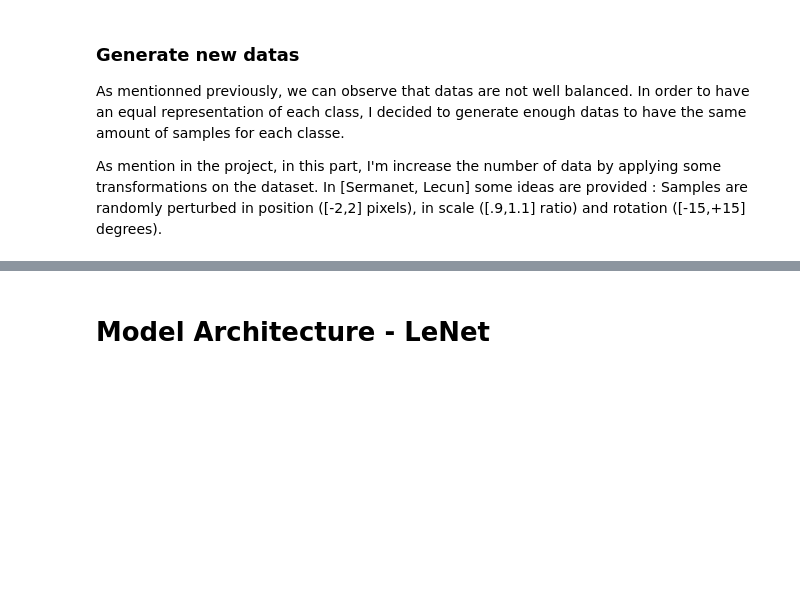
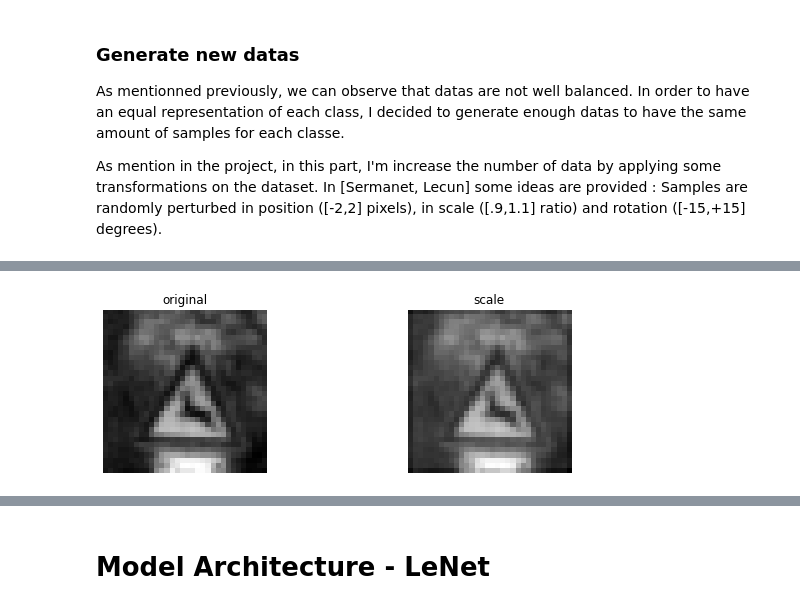
Before and after one commit to Dynaa/traffic-sign-classifier, a Jupyter notebook: Traffic_Sign_Classifier.ipynb, the cells around one changed output, grey strips where cells are left out. Drawn from its saved outputs; the diff is of its cells as text; code cells hidden in the pictures; blank space fills up the shorter version.

Commit message:
Final version of jupyter file and new images to test model

```diff
--- a/Traffic_Sign_Classifier.ipynb
+++ b/Traffic_Sign_Classifier.ipynb
@@ -277,16 +282,6 @@ As mention in the project, in this part, I'm increase the number of data by appl
 # %%
 import cv2
 from numpy import random
-
-def image_normalizer(imgs, dist):
-    """
-    Nornalise images
-    """
-    std = np.std(dist)
-    #std = 128
-    mean = np.mean(dist)
-    #mean = 128
-    return (imgs - mean) / std
 
 
 def image_grayscale(imgs):
@@ -307,9 +302,11 @@ def generate_samples_position(imgs):
 
         M = np.float32([[1,0,dx],[0,1,dy]])
         dst = cv2.warpAffine(imgs[i],M,(cols,rows))
+        dst = dst[:,:,np.newaxis]
         output_imgs.append(dst)
 
-    return output_imgs
+
+    return output_imgs[0]
 
 def generate_samples_rotation(imgs):
     output_imgs = []
@@ -317,13 +314,13 @@ def generate_samples_rotation(imgs):
     for i in range(len(imgs)):
         angle = random.randint(-15, 15)
         #dst = cv2.rotate(imgs[i],dx)
-        rows = imgs[i].shape[0]
-        cols = imgs[i].shape[1]
+        rows,cols,_ = imgs[i].shape
         M = cv2.getRotationMatrix2D((cols/2,rows/2),angle,1)
         dst = cv2.warpAffine(imgs[i],M,(cols,rows))
+        dst = dst[:,:,np.newaxis]
         output_imgs.append(dst)
 
-    return output_imgs
+    return output_imgs[0]
 
 
 def generate_samples_scale(imgs):
@@ -335,13 +332,56 @@ def generate_samples_scale(imgs):
     for i in range(len(imgs)):
         scale = random.uniform(0.9, 1.1)
         #dst = cv2.rotate(imgs[i],dx)
-        rows = imgs[i].shape[0]
-        cols = imgs[i].shape[1]
+        rows,cols,_ = imgs[i].shape
         M = cv2.getRotationMatrix2D((cols/2,rows/2),0,scale)
         dst = cv2.warpAffine(imgs[i],M,(cols,rows))
+        dst = dst[:,:,np.newaxis]
+        output_imgs.append(dst)
+
+    return output_imgs[0]
+
+def hist_eq_old(imgs):
+    output_imgs = []
+    rows,cols,_ = imgs[0].shape
+    locEqImg = np.zeros([len(imgs),image_shape[0],image_shape[1],image_shape[2]])
+
+    for i in range(len(imgs)):
+
+        clahe = cv2.createCLAHE(clipLimit=2.0, tileGridSize=(6,6))
+        img2 = np.uint8(imgs[i])     # convert to signed 16 bit integer to allow overflow
+
+        dst=clahe.apply(img2)
+        dst = dst[:,:,np.newaxis]
         output_imgs.append(dst)
 
     return output_imgs
+
+def hist_eq(img):
+    if (len(img.shape)>3): # if you're passing in a collection of images
+        num_images = img.shape[0]
+        image_shape = img.shape[1:]
+        locEqImg = np.zeros([num_images,image_shape[0],image_shape[1],image_shape[2]])
+        clahe = cv2.createCLAHE(clipLimit=2.0, tileGridSize=(6,6))
+        for i in range(num_images):
+            #print("currImg dtype is ", img[i].dtype)
+            #img[i] =img[i].astype(np.float32)
+            currImg = img[i].squeeze()
+            #img_yuv = cv2.cvtColor(currImg, cv2.COLOR_RGB2YUV)
+            #img_yuv[:,:,0] = cv2.equalizeHist(img_yuv[:,:,0])
+            #tmp = cv2.cvtColor(img_yuv, cv 2.COLOR_YUV2RGB)
+            #eqImg[i]=tmp
+
+            img_lab = cv2.cvtColor(currImg, cv2.COLOR_RGB2LAB)
+            img_lab[:,:,0]=clahe.apply(img_lab[:,:,0])
+            tmp = cv2.cvtColor(img_lab, cv2.COLOR_LAB2RGB)
+            locEqImg[i] = tmp
+    else:
+        clahe = cv2.createCLAHE(clipLimit=2.0, tileGridSize=(6,6))
+        img_lab = cv2.cvtColor(img, cv2.COLOR_RGB2LAB)
+        img_lab[:,:,0]=clahe.apply(img_lab[:,:,0])
+        tmp = cv2.cvtColor(img_lab, cv2.COLOR_LAB2RGB)
+        locEqImg = tmp
+    return locEqImg
 
 test_img = [X_train[222]]
 test_dst = generate_samples_position(test_img)
@@ -352,8 +392,36 @@ axs[0].imshow(test_img[0].squeeze(), cmap='gray')
 axs[0].set_title('original')
 
 axs[1].axis('off')
-axs[1].imshow(test_dst[0].squeeze(), cmap='gray')
+axs[1].imshow(test_dst.squeeze(), cmap='gray')
 axs[1].set_title('translated')
 
-print('shape in/out:', test_img[0].shape, test_dst[0].shape)
+print('Translation shape in/out:', test_img[0].shape, test_dst.shape)
+
+test_img_scale = [X_train[222]]
+test_dst_scale = generate_samples_scale(test_img_scale)
+fig, axs = plt.subplots(1,2, figsize=(10, 3))
+
+axs[0].axis('off')
+axs[0].imshow(test_img_scale[0].squeeze(), cmap='gray')
+axs[0].set_title('original')
+
+axs[1].axis('off')
+axs[1].imshow(test_dst_scale.squeeze(), cmap='gray')
+axs[1].set_title('scale')
+
+print('Scale shape in/out:', test_img_scale[0].shape, test_dst_scale.shape)
+
+test_img_rotation = [X_train[222]]
+test_dst_rotation = generate_samples_rotation(test_img_rotation)
+fig, axs = plt.subplots(1,2, figsize=(10, 3))
+
+axs[0].axis('off')
+axs[0].imshow(test_img_rotation[0].squeeze(), cmap='gray')
+axs[0].set_title('original')
+
+axs[1].axis('off')
+axs[1].imshow(test_dst_rotation.squeeze(), cmap='gray')
+axs[1].set_title('rotation')
+
+print('Rotation shape in/out:', test_img_rotation[0].shape, test_dst_rotation.shape)
 # %% [output]
@@ -361,0 +432 @@ shape in/out: (32, 32, 1) (32, 32)
+[figure, added]
```
Also changed, not shown: parts of 22 cells of this notebook, 6 other files.
